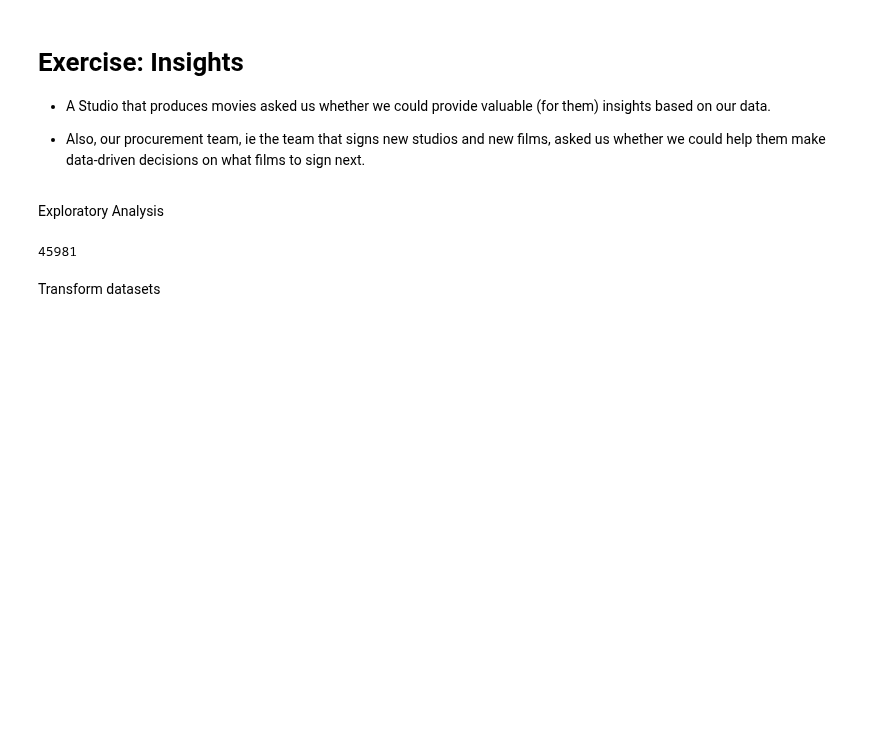
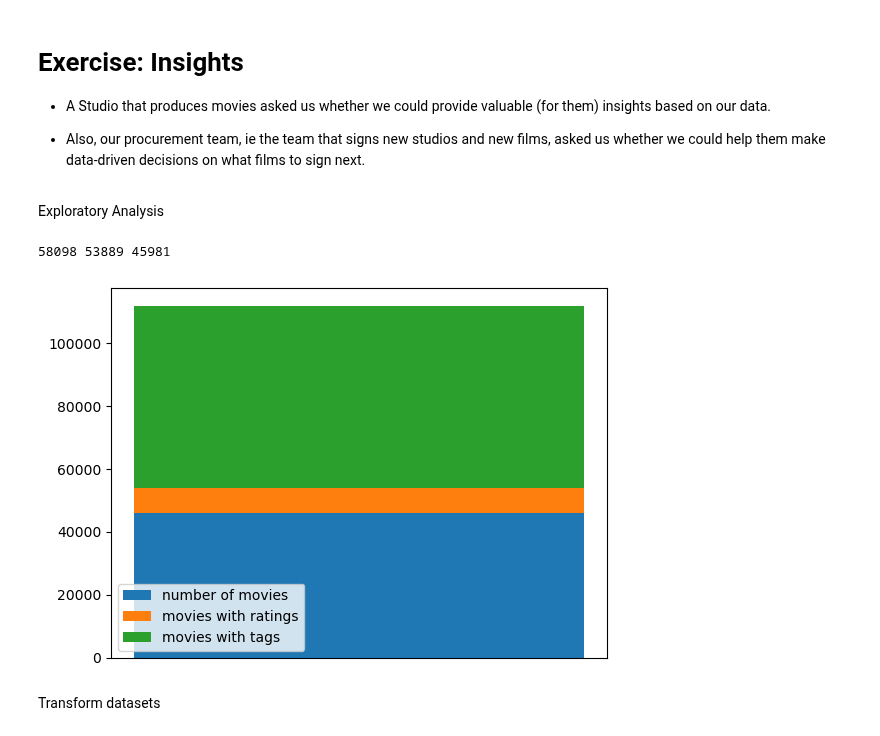
Before and after one commit to cesareressa/data_analysis, a Jupyter notebook: exploratory_analysis.ipynb, the cells around one changed output. Cells and saved outputs as stored; diff of their text form; code cells hidden in the pictures; blank space fills up the shorter version.

```diff
--- a/exploratory_analysis.ipynb
+++ b/exploratory_analysis.ipynb
@@ -24,27 +27,29 @@ ratings_df = pd.read_csv("/Users/cesareressa/Documents/datasets/ratings.csv")
 tags_df = pd.read_csv("/Users/cesareressa/Documents/datasets/tags.csv")
 # %% [markdown]
 Exploratory Analysis
-# %%
-#add dummy inisghts from expl analysis
-#how many movies are rated?
-len(ratings_df.movieId.unique())
-
-#how many movies are tagged?
-#number of movies with tags
-
-len(tags_df.movieId.unique())
-
-#how many users
-
-#what is the oldest movie
-
-#what is the latest movie
-
-#how many movies don't have a production year?
-
-# movies_df[movies_df.movie_year.isna()]
-# %% [output]
-45981
+# %%
+number_of_movies = len(movies_df.movieId.unique())
+
+movies_with_ratings = len(ratings_df.movieId.unique())
+
+movies_with_tags = len(tags_df.movieId.unique())
+
+print(number_of_movies, movies_with_ratings, movies_with_tags)
+# %% [output]
+58098 53889 45981
+# %%
+data3 = [number_of_movies]
+data2 = [movies_with_ratings]
+data1 = [movies_with_tags]
+plt.bar(range(len(data1)), data1, label="number of movies")
+plt.bar(range(len(data2)), data2, bottom=data1, label="movies with ratings")
+plt.bar(range(len(data3)), data3, bottom=data2, label="movies with tags")
+
+plt.xticks([])
+plt.legend()
+plt.show()
+# %% [output]
+[figure, added]
 # %% [markdown]
 Transform datasets
 # %%
```
Also changed, not shown: parts of 15 cells of this notebook.
